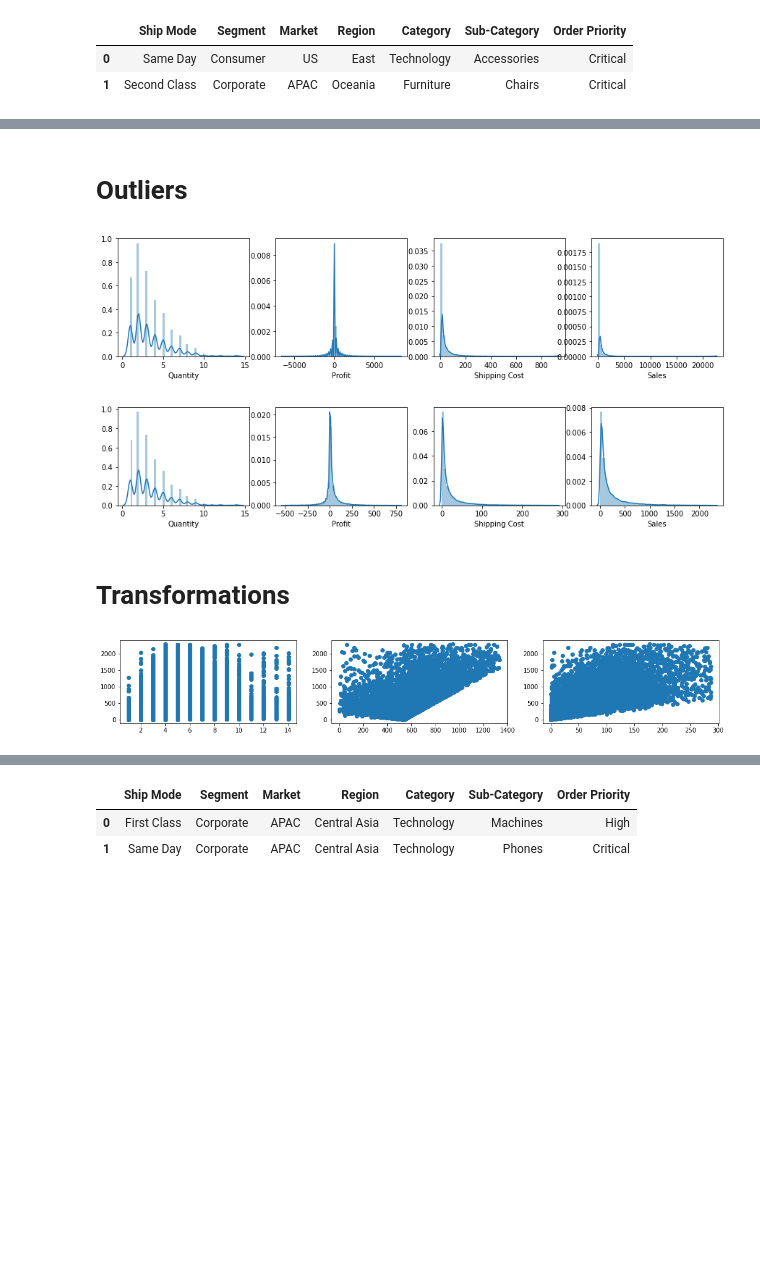
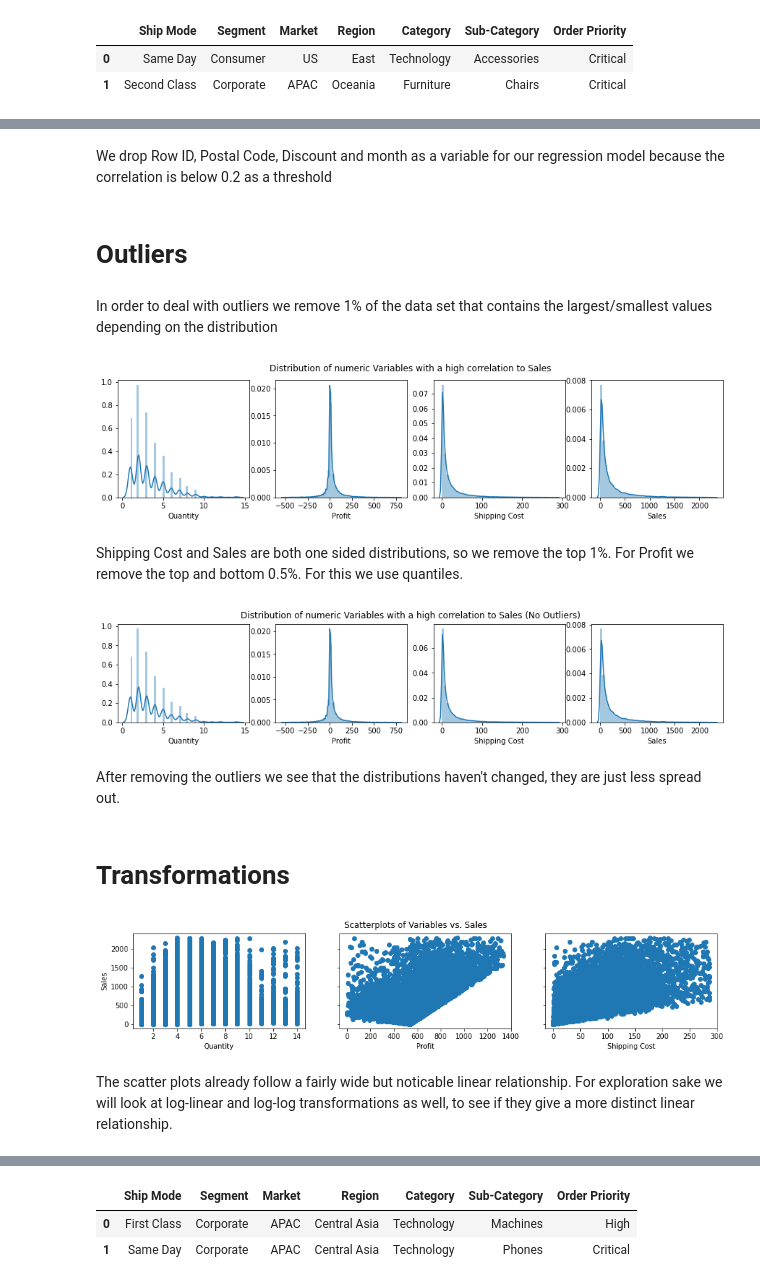
Before and after one commit to SteveGrimm/Unit1_Project2, a Jupyter notebook: Project2.ipynb, the cells around one changed output, grey strips where cells are left out. Saved outputs shown, nothing was run; the diff lists cells and outputs as text; code cells hidden in the pictures; blank space fills up the shorter version.

```diff
--- a/Project2.ipynb
+++ b/Project2.ipynb
@@ -128,10 +138,3 @@ data[col_for_model].head(2)
 |  | Ship Mode | Segment | Market | Region | Category | Sub-Category | Order Priority |
 | 0 | Same Day | Consumer | US | East | Technology | Accessories | Critical |
 | 1 | Second Class | Corporate | APAC | Oceania | Furniture | Chairs | Critical |
-# %%
-fig, axs = plt.subplots(4,2, figsize=(15,10))
-
-for column, ax in zip(data[col_for_model].columns, axs.flatten()[:7]):
-  ax.hist(data[column])
-
-plt.show()
@@ -153,14 +153,21 @@ Name: Sales, dtype: float64
+# %% [markdown]
+We drop Row ID, Postal Code, Discount and month as a variable for our regression model because the correlation is below 0.2 as a threshold
 # %% [markdown]
 # Outliers
+# %% [markdown]
+In order to deal with outliers we remove 1% of the data set that contains the largest/smallest values depending on the distribution
 # %%
 fig, axs = plt.subplots(1,4, figsize=(15,3))
 
 for column, ax in zip(['Quantity','Profit','Shipping Cost','Sales'], axs.flatten()[:4]):
   sns.distplot(data[column],ax=ax)
 
+plt.suptitle('Distribution of numeric Variables with a high correlation to Sales')
 plt.show()
 # %% [output]
-[figure, old version]
+[figure, new version]
+# %% [markdown]
+Shipping Cost and Sales are both one sided distributions, so we remove the top 1%. For Profit we remove the top and bottom 0.5%. For this we use quantiles.
 # %%
 q_SC = data['Shipping Cost'].quantile(0.99)
 q_S = data['Sales'].quantile(0.99)
@@ -179,13 +186,16 @@ sns.distplot(data['Shipping Cost'],ax=ax3)
 
 sns.distplot(data['Sales'],ax=ax4)
 
+plt.suptitle('Distribution of numeric Variables with a high correlation to Sales (No Outliers)')
 plt.show()
 # %% [output]
-[figure, old version]
+[figure, new version]
+# %% [markdown]
+After removing the outliers we see that the distributions haven't changed, they are just less spread out.
 # %% [markdown]
 # Transformations
 # %%
-fig, (ax1, ax2, ax3) = plt.subplots(1,3, figsize=(17.5,2.5))
+fig, (ax1, ax2, ax3) = plt.subplots(1,3, figsize=(15,2.5),sharey=True)
 
 y_values = data['Sales']
 
@@ -195,9 +205,17 @@ ax2.scatter( data['Profit'] + abs(min(data['Profit'])) +1 , y_values)
 
 ax3.scatter(data['Shipping Cost'], y_values)
 
+ax1.set_ylabel('Sales')
+ax1.set_xlabel('Quantity')
+ax2.set_xlabel('Profit')
+ax3.set_xlabel('Shipping Cost')
+
+plt.suptitle('Scatterplots of Variables vs. Sales')
 plt.show()
 # %% [output]
-[figure, old version]
+[figure, new version]
+# %% [markdown]
+The scatter plots already follow a fairly wide but noticable linear relationship. For exploration sake we will look at log-linear and log-log transformations as well, to see if they give a more distinct linear relationship.
 # %%
 def log_base(x, base):
   return np.log(x)/np.log(base)
```
Also changed, not shown: parts of 54 cells of this notebook, 1 other file.
